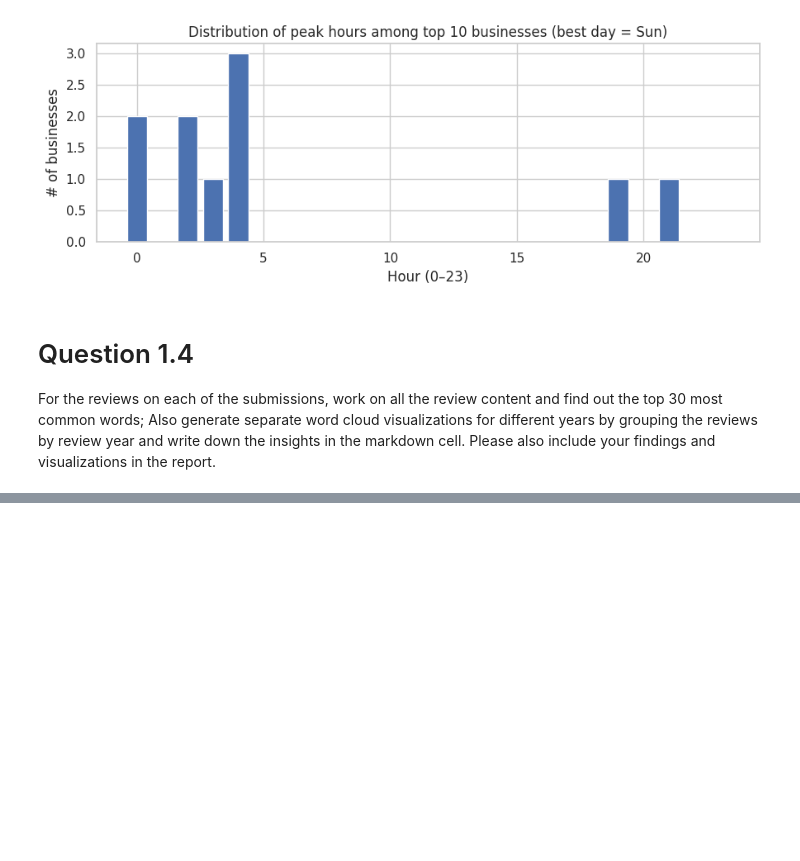
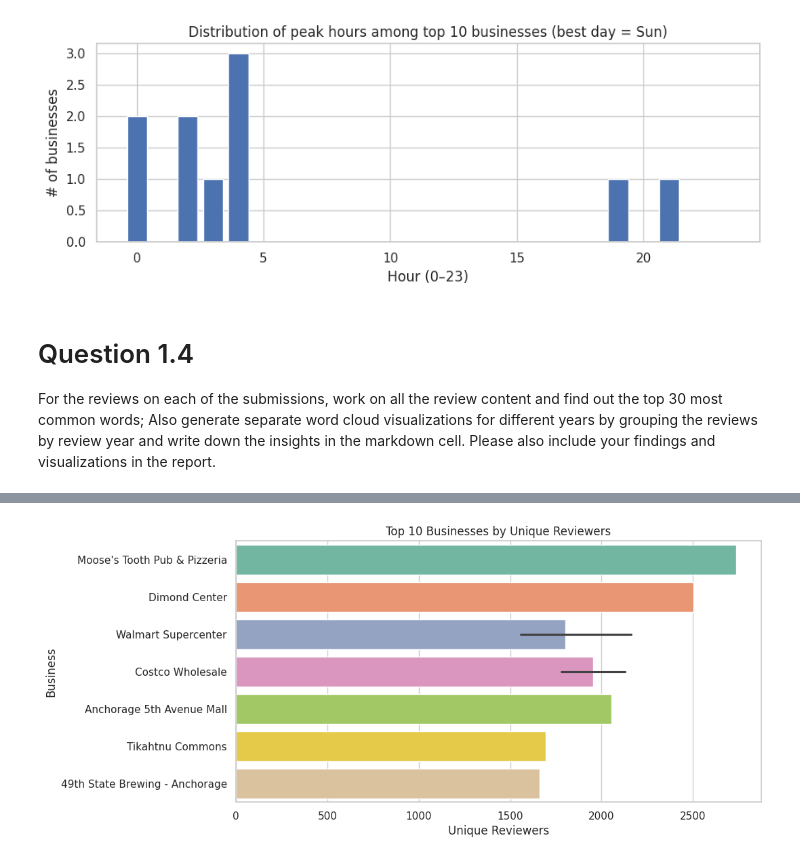
Before and after one commit to PhaniKiranH/sig742-end-term-assessment, a Jupyter notebook: SIT742Task2_Group5.ipynb, the cells around one changed output, grey strips where cells are left out. Drawn from its saved outputs; the diff is of its cells as text; code cells hidden in the pictures; blank space fills up the shorter version.

```diff
--- a/SIT742Task2_Group5.ipynb
+++ b/SIT742Task2_Group5.ipynb
@@ -655,0 +664,80 @@ get             17560
+# %%
+df_joined["rating_num"] = pd.to_numeric(df_joined["rating"], errors="coerce")
+
+# Unique reviewers per business
+reviewers_per_business = (
+    df_joined.groupby(["gmap_id", "name_y"])
+    ["user_id"].nunique()
+    .reset_index(name="unique_reviewers")
+    .sort_values("unique_reviewers", ascending=False)
+)
+
+print("Top 10 businesses by unique reviewers:")
+display(reviewers_per_business.head(10))
+
+plt.figure(figsize=(10,5))
+sns.barplot(
+    data=reviewers_per_business.head(10),
+    x="unique_reviewers", y="name_y", hue="name_y",
+    palette="Set2", legend=False
+)
+plt.title("Top 10 Businesses by Unique Reviewers")
+plt.xlabel("Unique Reviewers")
+plt.ylabel("Business")
+plt.show()
+
+# Unique reviewers per category
+reviewers_per_category = (
+    df_joined.groupby("category")["user_id"]
+    .nunique()
+    .reset_index(name="unique_reviewers")
+    .sort_values("unique_reviewers", ascending=False)
+)
+
+print("Top 10 categories by unique reviewers:")
+display(reviewers_per_category.head(10))
+
+plt.figure(figsize=(10,5))
+sns.barplot(
+    data=reviewers_per_category.head(10),
+    x="unique_reviewers", y="category", hue="category",
+    palette="Set3", legend=False
+)
+plt.title("Top 10 Categories by Unique Reviewers")
+plt.xlabel("Unique Reviewers")
+plt.ylabel("Category")
+plt.show()
+
+# Temporal patterns
+dates = pd.to_datetime(df_joined["newtime"], errors="coerce")
+df_joined["year"] = dates.dt.year
+df_joined["month"] = dates.dt.month
+df_joined["weekday_name"] = dates.dt.day_name().str[:3]
+df_joined["hour"] = pd.to_numeric(df_joined["review_time"], errors="coerce").astype("Int64")
+
+fig, axes = plt.subplots(1, 4, figsize=(24, 5))
+
+# Reviews per year
+sns.countplot(data=df_joined, x="year", color="skyblue", ax=axes[0])
+axes[0].set_title("Reviews per Year")
+axes[0].tick_params(axis="x", rotation=90)
+
+# Reviews per month
+sns.countplot(data=df_joined, x="month", color="salmon", ax=axes[1])
+axes[1].set_title("Reviews by Month")
+
+# Reviews by weekday
+sns.countplot(
+    data=df_joined, x="weekday_name",
+    order=["Mon","Tue","Wed","Thu","Fri","Sat","Sun"],
+    color="lightgreen", ax=axes[2]
+)
+axes[2].set_title("Reviews by Weekday")
+
+# Reviews by hour
+sns.countplot(data=df_joined, x="hour", color="violet", ax=axes[3])
+axes[3].set_title("Reviews by Hour")
+
+plt.tight_layout()
+plt.show()
+# %% [output]
@@ -655,0 +756 @@ get             17560
+[figure, added]
```
Also changed, not shown: parts of 3 cells of this notebook.
